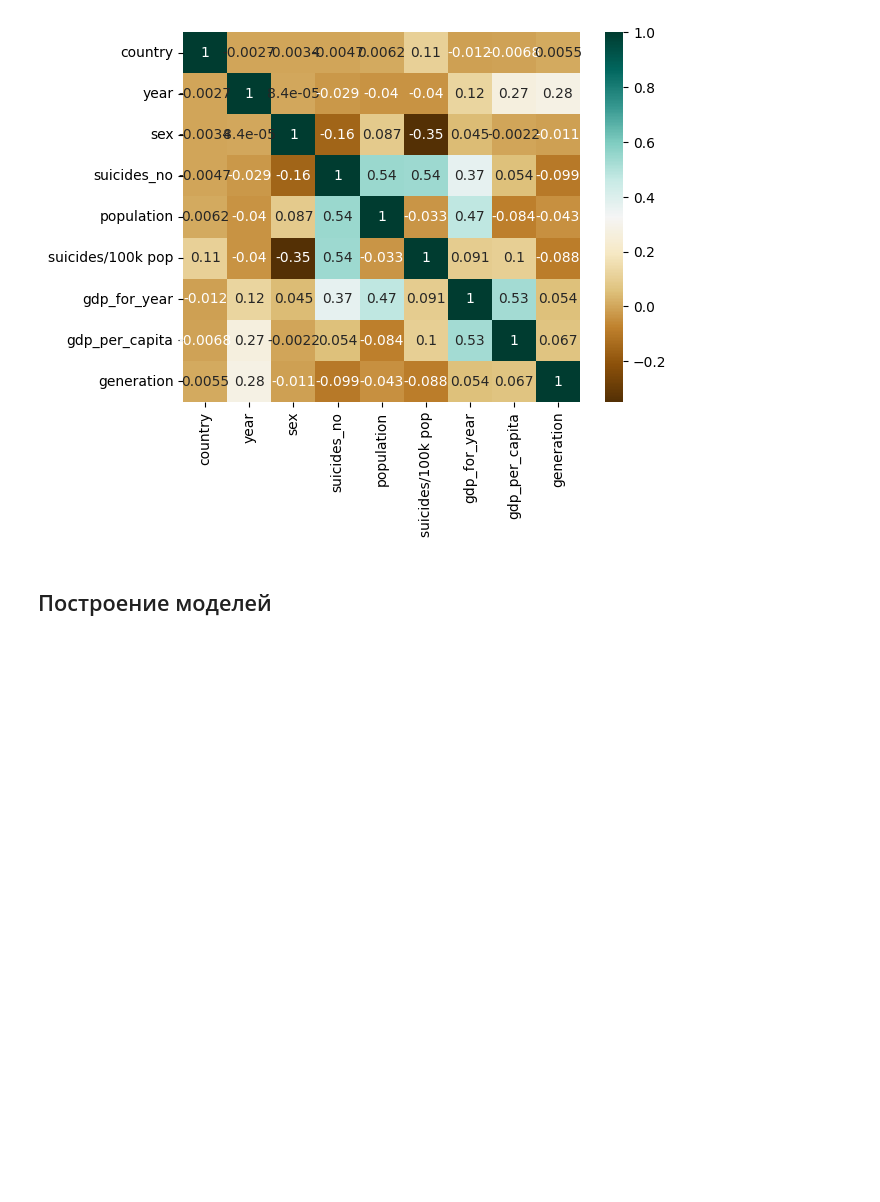
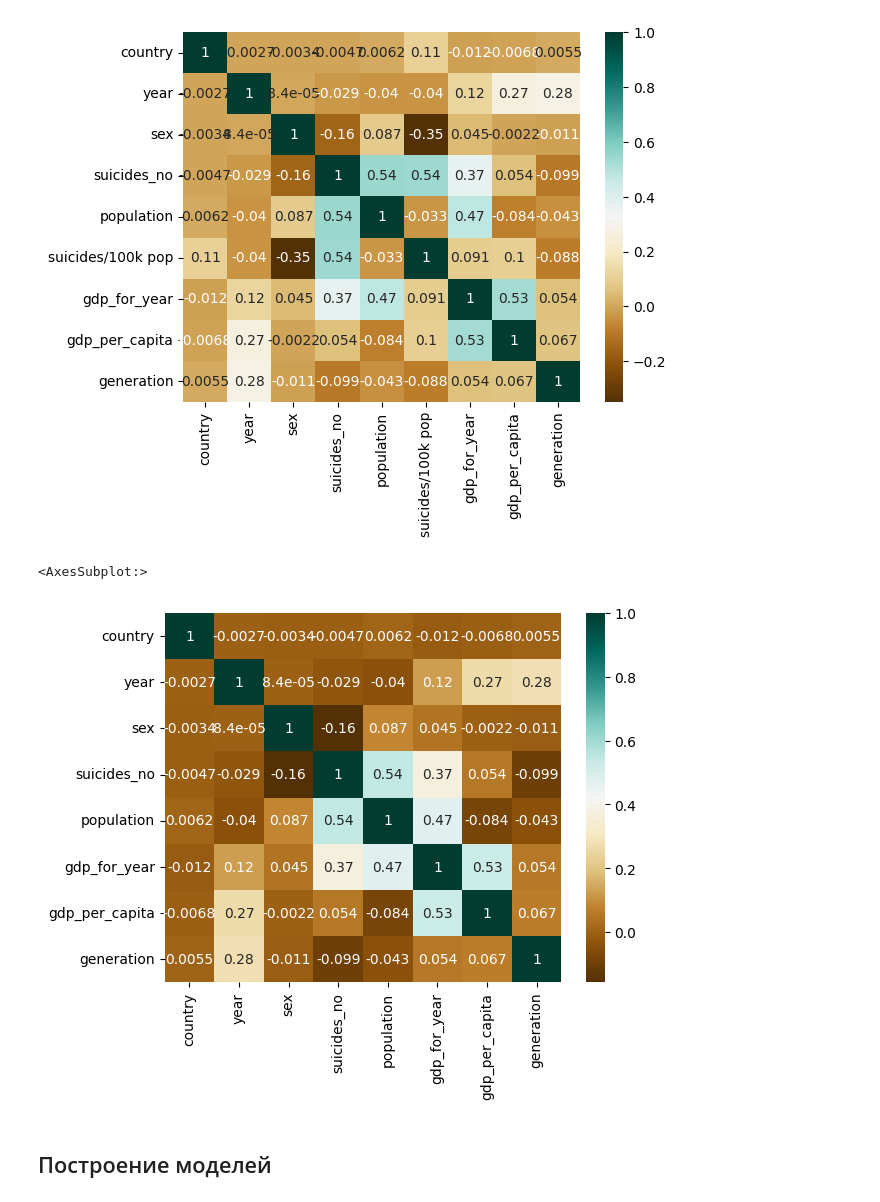
Before and after one commit to musicfreakt/algst, a Jupyter notebook: ml/lab1.ipynb, the cells around one changed output. Cells and saved outputs as stored; diff of their text form; code cells hidden in the pictures; blank space fills up the shorter version.

```diff
--- a/ml/lab1.ipynb
+++ b/ml/lab1.ipynb
@@ -401,6 +397,16 @@ sns.heatmap(scaled_df.corr(),cmap="BrBG",annot=True)
 # %% [output]
 <AxesSubplot:>
 [figure]
+# %%
+df = df.drop(columns=["suicides/100k pop"])
+# df = df.drop(columns = ["suicides/100k pop"])
+cdf = df
+cdf = (df-df.min ())/(df.max ()-df.min ())
+scaled_df = cdf
+sns.heatmap(scaled_df.corr(),cmap="BrBG",annot=True)
+# %% [output]
+<AxesSubplot:>
+[figure, added]
 # %% [markdown]
 ## Построение моделей
 # %%
```
Also changed, not shown: parts of 22 cells of this notebook.
